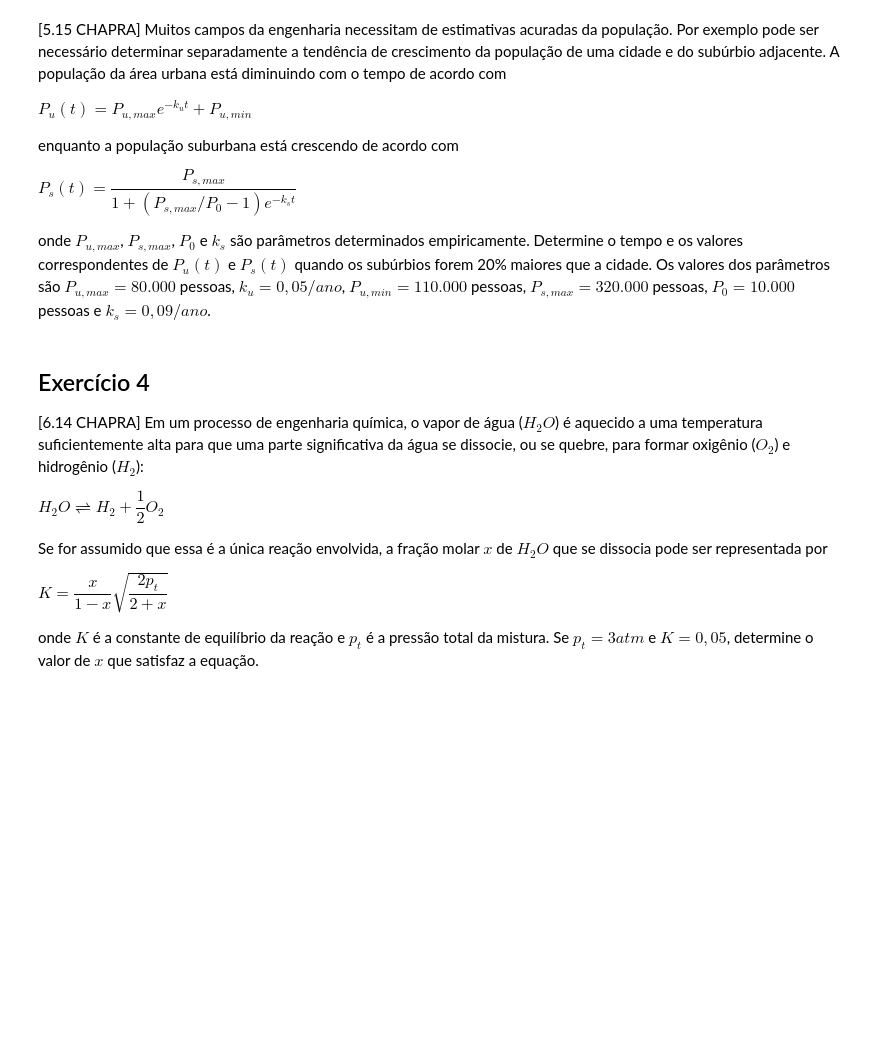
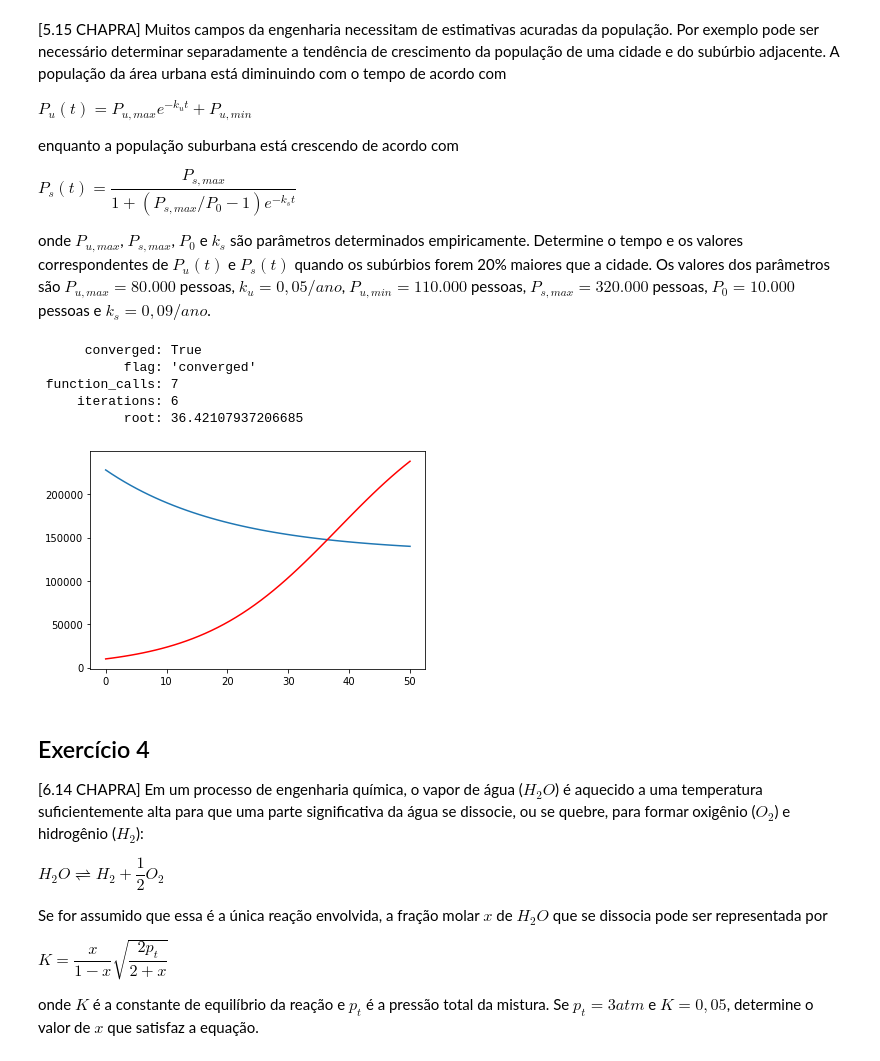
Before and after one commit to pshiroma/calculonumerico, a Jupyter notebook: aulas/CN-02#04 - Raizes pt2.ipynb, the cells around one changed output. Drawn from its saved outputs; the diff is of its cells as text; code cells hidden in the pictures; blank space fills up the shorter version.

```diff
--- a/aulas/CN-02#04 - Raizes pt2.ipynb
+++ b/aulas/CN-02#04 - Raizes pt2.ipynb
@@ -213,6 +248,39 @@ $
 onde $P_{u,max}$, $P_{s,max}$, $P_0$ e $k_s$ são parâmetros determinados empiricamente.
 Determine o tempo e os valores correspondentes de $P_u(t)$ e $P_s(t)$ quando os subúrbios forem 20\% maiores que a cidade.
 Os valores dos parâmetros são $P_{u,max} = 80.000$ pessoas, $k_u = 0,05/ano$, $P_{u,min} = 110.000$ pessoas, $P_{s,max} = 320.000$ pessoas, $P_{0} = 10.000$ pessoas e $k_s = 0,09/ano$.
+# %%
+def Pu(t):
+    Pumax = 80000
+    ku = 0.05
+    Pumin = 110000
+    return Pumax*np.exp(-ku*t) + Pumin
+
+def Ps(t):
+    Psmax = 320000
+    P0 = 10000
+    ks = 0.09
+    return Psmax/(1 + (Psmax/P0 - 1)*np.exp(-ks*t))
+# %%
+import numpy as np
+import matplotlib.pyplot as plt
+import scipy.optimize as opt
+t = np.linspace(0,50)
+pu = 1.2*Pu(t)
+ps = Ps(t)
+plt.plot(t, pu, t, ps, 'r')
+
+def f(t):
+    return 1.2*Pu(t) - Ps(t)
+
+opt.root_scalar(f, bracket = [0,50])
+opt.root_scalar(f, x0=0, x1=1)
+# %% [output]
+      converged: True
+           flag: 'converged'
+ function_calls: 7
+     iterations: 6
+           root: 36.42107937206685
+[figure, added]
 # %% [markdown]
 ## Exercício 4
 
```
Also changed, not shown: parts of 13 cells of this notebook, 1 other file.
